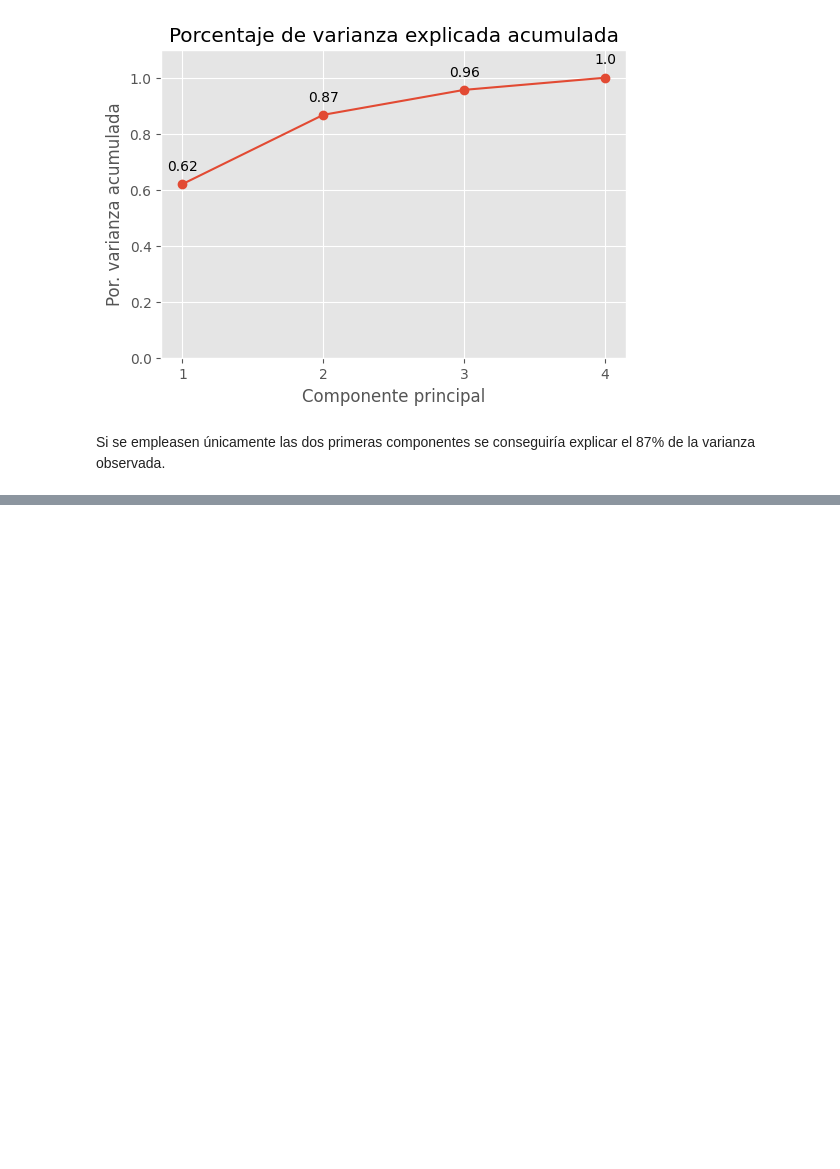
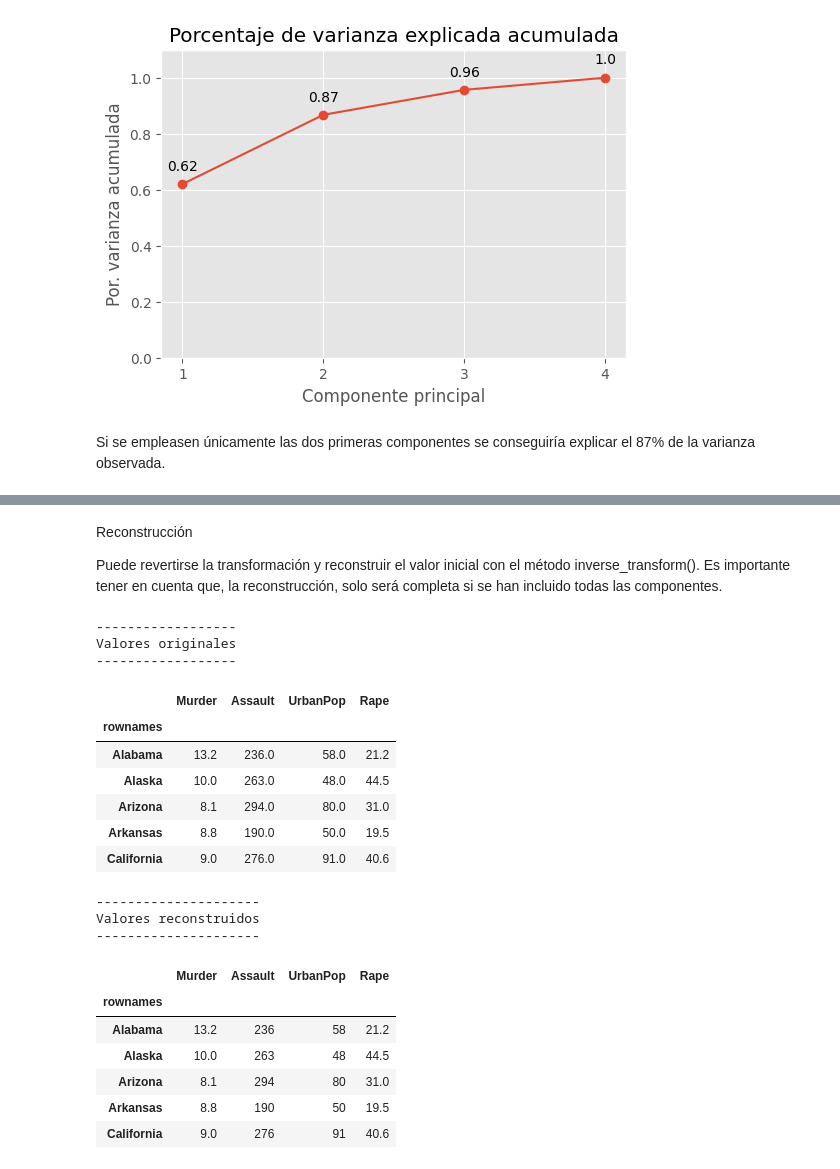
Before and after one commit to isaacmenchaca97/BigData, a Jupyter notebook: principal_component_analysis.ipynb, the cells around one changed output, grey strips where cells are left out. Saved outputs shown, nothing was run; the diff lists cells and outputs as text; code cells hidden in the pictures; blank space fills up the shorter version.

```diff
--- a/principal_component_analysis.ipynb
+++ b/principal_component_analysis.ipynb
@@ -232,0 +256,44 @@ Si se empleasen únicamente las dos primeras componentes se conseguiría explica
+# %% [markdown]
+Reconstrucción
+
+
+Puede revertirse la transformación y reconstruir el valor inicial con el método inverse_transform(). Es importante tener en cuenta que, la reconstrucción, solo será completa si se han incluido todas las componentes.
+# %%
+# Recostruccion de las proyecciones
+# ==============================================================================
+recostruccion = pca_pipe.inverse_transform(X=proyecciones)
+recostruccion = pd.DataFrame(
+                    recostruccion,
+                    columns = datos.columns,
+                    index   = datos.index
+)
+print('------------------')
+print('Valores originales')
+print('------------------')
+display(recostruccion.head())
+
+print('---------------------')
+print('Valores reconstruidos')
+print('---------------------')
+display(datos.head())
+# %% [output]
+------------------
+Valores originales
+------------------
+|  | Murder | Assault | UrbanPop | Rape |
+| rownames |  |  |  |  |
+| Alabama | 13.2 | 236.0 | 58.0 | 21.2 |
+| Alaska | 10.0 | 263.0 | 48.0 | 44.5 |
+| Arizona | 8.1 | 294.0 | 80.0 | 31.0 |
+| Arkansas | 8.8 | 190.0 | 50.0 | 19.5 |
+| California | 9.0 | 276.0 | 91.0 | 40.6 |
+---------------------
+Valores reconstruidos
+---------------------
+|  | Murder | Assault | UrbanPop | Rape |
+| rownames |  |  |  |  |
+| Alabama | 13.2 | 236 | 58 | 21.2 |
+| Alaska | 10.0 | 263 | 48 | 44.5 |
+| Arizona | 8.1 | 294 | 80 | 31.0 |
+| Arkansas | 8.8 | 190 | 50 | 19.5 |
+| California | 9.0 | 276 | 91 | 40.6 |
```
Also changed, not shown: parts of 2 cells of this notebook.
